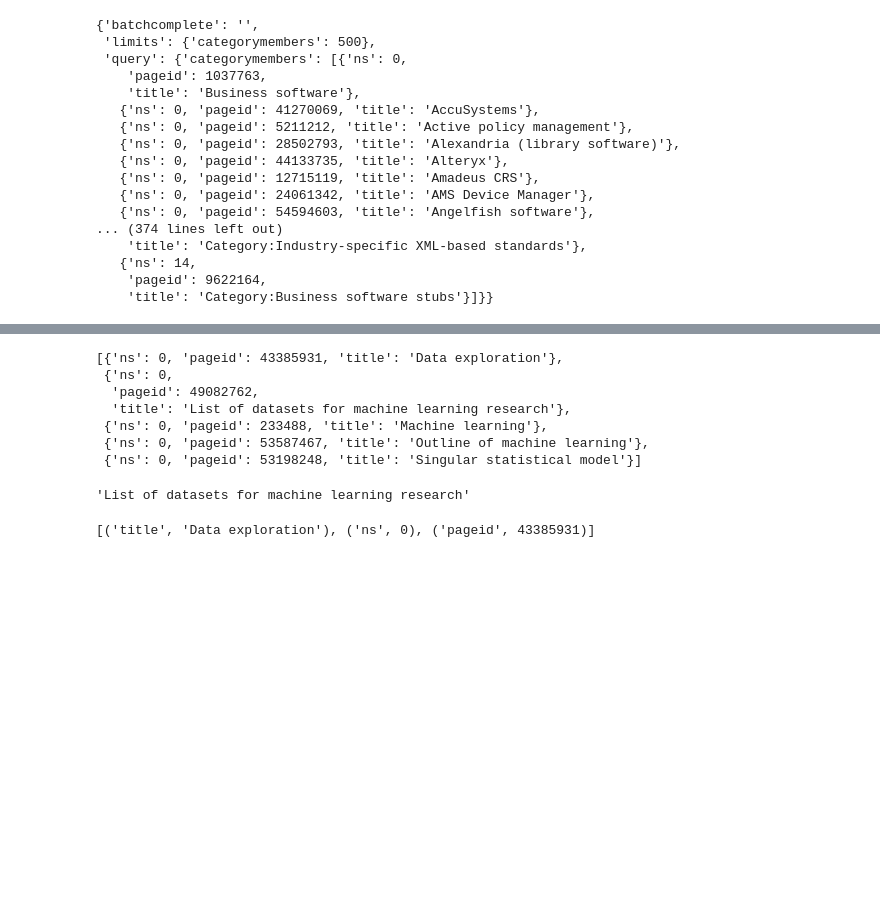
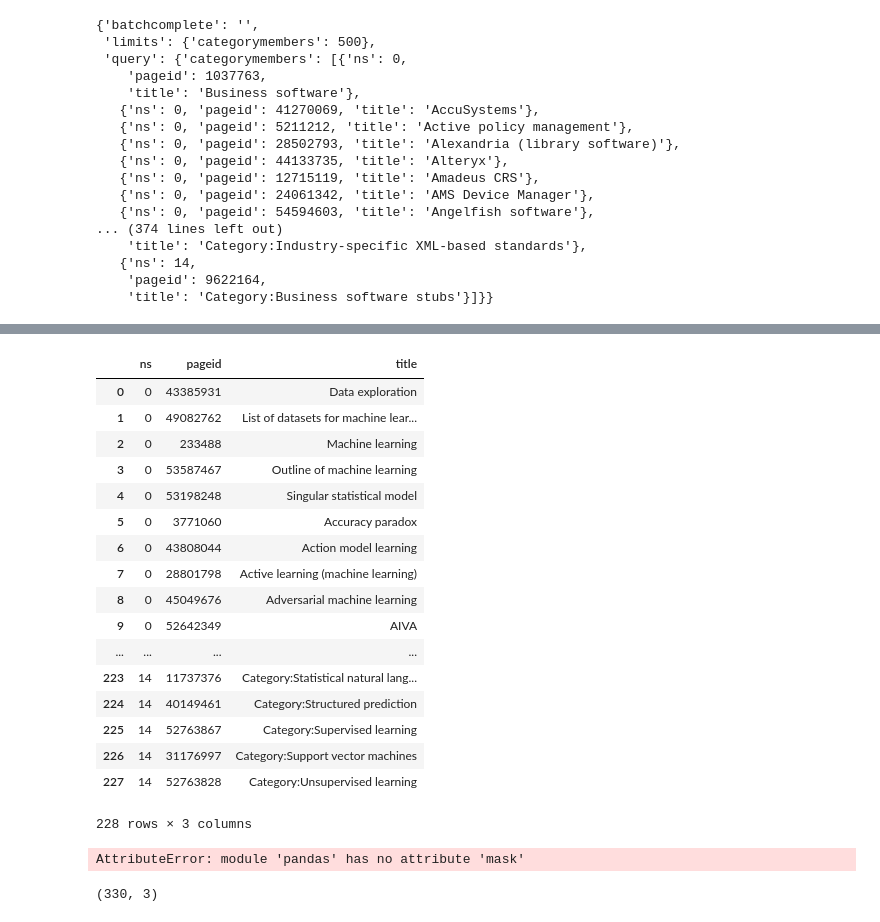
Before and after one commit to datascience-sakshi/Wikipedia_NLP_and_Semantic_Search, a Jupyter notebook: ipynb/Project_4_Working_Copy_2017-08-16.ipynb, the cells around one changed output, grey strips where cells are left out. Saved outputs shown, nothing was run; the diff lists cells and outputs as text; code cells hidden in the pictures; blank space fills up the shorter version.

```diff
--- a/ipynb/Project_4_Working_Copy_2017-08-16.ipynb
+++ b/ipynb/Project_4_Working_Copy_2017-08-16.ipynb
@@ -27,15 +36,16 @@ from bs4 import BeautifulSoup
 def jsonify_wiki_category (category_name):
     '''
     Insert category name as a string, note that this is case sensitive
-    Make sure to import requests first before using this function
+    Make sure to import requests
+    Make sure to import pandas
     '''
     base_url = 'https://en.wikipedia.org/w/api.php'
     action = '?action=query'
-    generator = '&list=categorymembers&cmtitle='
+    parameters = '&list=categorymembers' + '&cmtitle='
     params = '&cmlimit=max'
     form = '&format=json'
 
-    category_name_url = base_url + action + generator + category_name + params + form
+    category_name_url = base_url + action + parameters + category_name + params + form
     category_name_response = requests.get(category_name_url)
     category_name_json = category_name_response.json()
     return category_name_json
@@ -87,18 +91,0 @@ list
-# %%
-title_stuff[:5]
-# %% [output]
-[{'ns': 0, 'pageid': 43385931, 'title': 'Data exploration'},
- {'ns': 0,
-  'pageid': 49082762,
-  'title': 'List of datasets for machine learning research'},
- {'ns': 0, 'pageid': 233488, 'title': 'Machine learning'},
- {'ns': 0, 'pageid': 53587467, 'title': 'Outline of machine learning'},
- {'ns': 0, 'pageid': 53198248, 'title': 'Singular statistical model'}]
-# %%
-title_stuff[1]['title']
-# %% [output]
-'List of datasets for machine learning research'
-# %%
-[list(dicts.items()) for dicts in title_stuff][0]
-# %% [output]
-[('title', 'Data exploration'), ('ns', 0), ('pageid', 43385931)]
@@ -109,0 +92,34 @@ def get_article_titles (category_name):
+# %%
+def dfize_category_names (category_name):
+    '''
+    takes a category name formatted as 'Category:_____'
+    '''
+    category_name_json = jsonify_wiki_category(category_name)
+    category_name_df = pd.DataFrame(category_name_json['query']['categorymembers'])
+    return category_name_df
+# %%
+ml_df = dfize_category_names('Category:Machine_learning')
+ml_df
+# %% [output]
+|  | ns | pageid | title |
+| 0 | 0 | 43385931 | Data exploration |
+| 1 | 0 | 49082762 | List of datasets for machine lear... |
+| 2 | 0 | 233488 | Machine learning |
+| 3 | 0 | 53587467 | Outline of machine learning |
+| 4 | 0 | 53198248 | Singular statistical model |
+| 5 | 0 | 3771060 | Accuracy paradox |
+| 6 | 0 | 43808044 | Action model learning |
+| 7 | 0 | 28801798 | Active learning (machine learning) |
+| 8 | 0 | 45049676 | Adversarial machine learning |
+| 9 | 0 | 52642349 | AIVA |
+| ... | ... | ... | ... |
+| 223 | 14 | 11737376 | Category:Statistical natural lang... |
+| 224 | 14 | 40149461 | Category:Structured prediction |
+| 225 | 14 | 52763867 | Category:Supervised learning |
+| 226 | 14 | 31176997 | Category:Support vector machines |
+| 227 | 14 | 52763828 | Category:Unsupervised learning |
+228 rows × 3 columns
+# %%
+ml_df['category'] = pd.mask()
+# %% [output]
+AttributeError: module 'pandas' has no attribute 'mask'
@@ -109,0 +128,4 @@ def get_article_titles (category_name):
+# %%
+bs_df.shape
+# %% [output]
+(330, 3)
```
Also changed, not shown: parts of 24 cells of this notebook, 2 other files.
